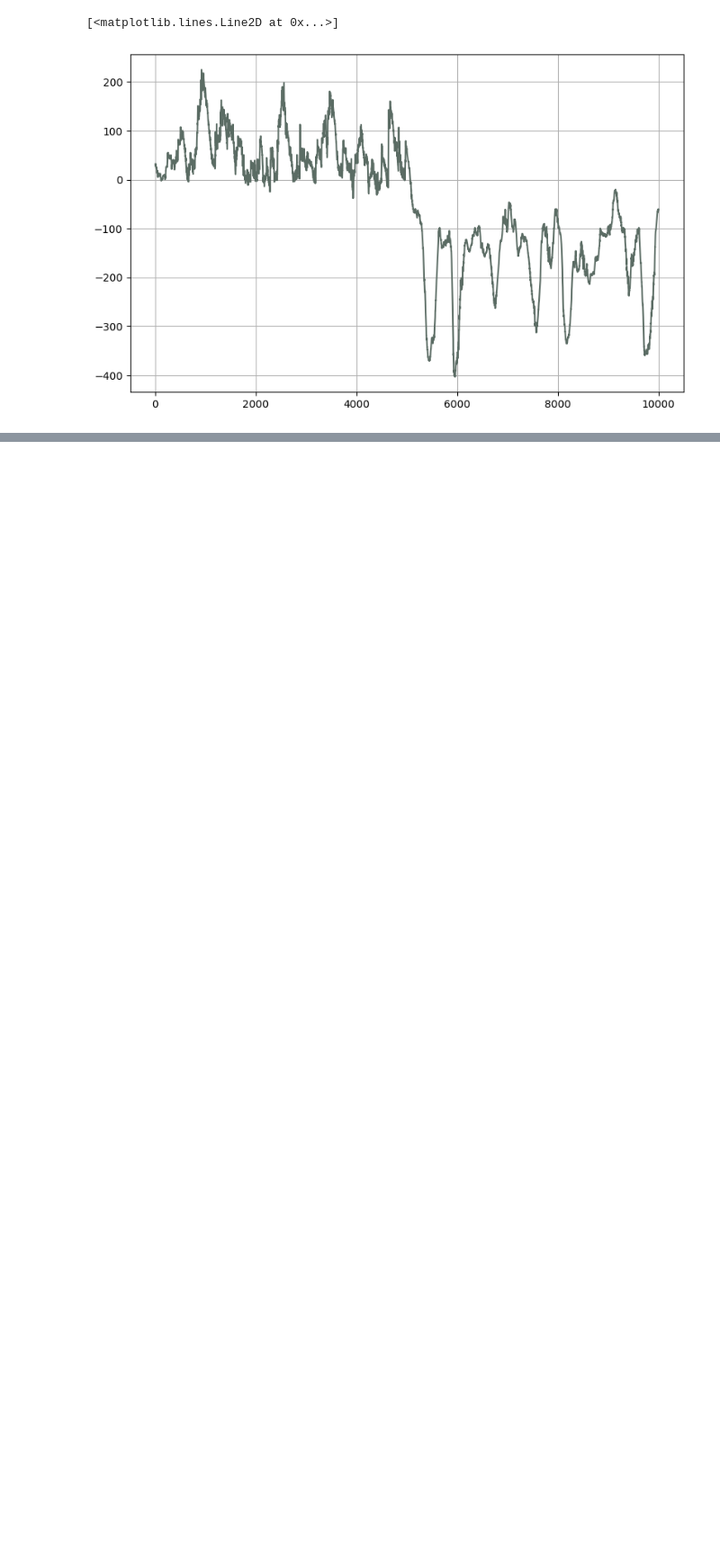
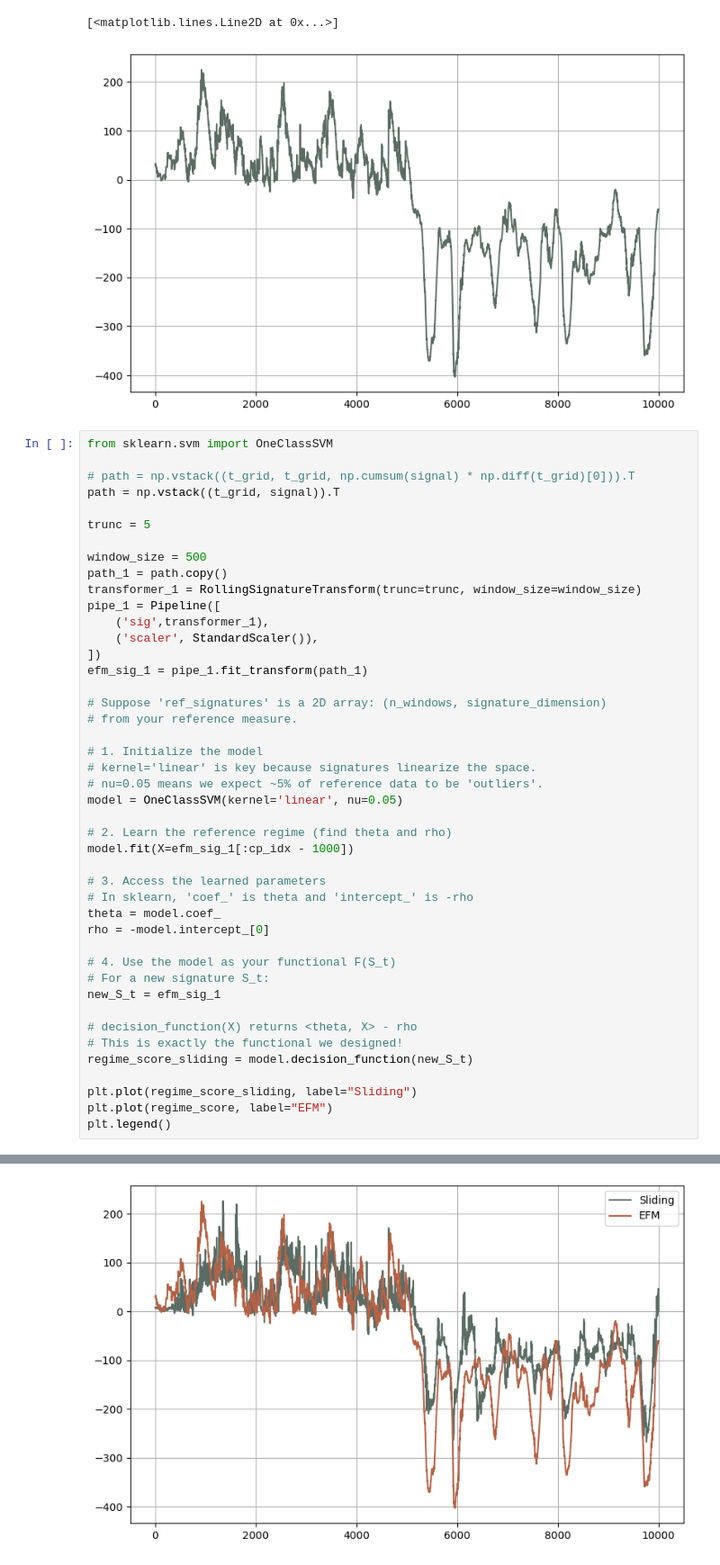
Before and after one commit to MrG1raffe/signature, a Jupyter notebook: notebooks/CPD.ipynb, the cells around one changed output, grey strips where cells are left out. Shown at 90% size. Drawn from its saved outputs; the diff is of its cells as text; blank space fills up the shorter version.

```diff
--- a/notebooks/CPD.ipynb
+++ b/notebooks/CPD.ipynb
@@ -174,3 +190,48 @@ plt.plot(regime_score)
 # %% [output]
 [<matplotlib.lines.Line2D at 0x...>]
 [figure]
+# %%
+from sklearn.svm import OneClassSVM
+
+# path = np.vstack((t_grid, t_grid, np.cumsum(signal) * np.diff(t_grid)[0])).T
+path = np.vstack((t_grid, signal)).T
+
+trunc = 5
+
+window_size = 500
+path_1 = path.copy()
+transformer_1 = RollingSignatureTransform(trunc=trunc, window_size=window_size)
+pipe_1 = Pipeline([
+    ('sig',transformer_1),
+    ('scaler', StandardScaler()),
+])
+efm_sig_1 = pipe_1.fit_transform(path_1)
+
+# Suppose 'ref_signatures' is a 2D array: (n_windows, signature_dimension)
+# from your reference measure.
+
+# 1. Initialize the model
+# kernel='linear' is key because signatures linearize the space.
+# nu=0.05 means we expect ~5% of reference data to be 'outliers'.
+model = OneClassSVM(kernel='linear', nu=0.05)
+
+# 2. Learn the reference regime (find theta and rho)
+model.fit(X=efm_sig_1[:cp_idx - 1000])
+
+# 3. Access the learned parameters
+# In sklearn, 'coef_' is theta and 'intercept_' is -rho
+theta = model.coef_
+rho = -model.intercept_[0]
+
+# 4. Use the model as your functional F(S_t)
+# For a new signature S_t:
+new_S_t = efm_sig_1
+
+# decision_function(X) returns <theta, X> - rho
+# This is exactly the functional we designed!
+regime_score_sliding = model.decision_function(new_S_t)
+
+plt.plot(regime_score_sliding, label="Sliding")
+plt.plot(regime_score, label="EFM")
+plt.legend()
+# %% [output]
@@ -176,0 +239 @@ plt.plot(regime_score)
+[figure, added]
```
Also changed, not shown: parts of 8 cells of this notebook.
